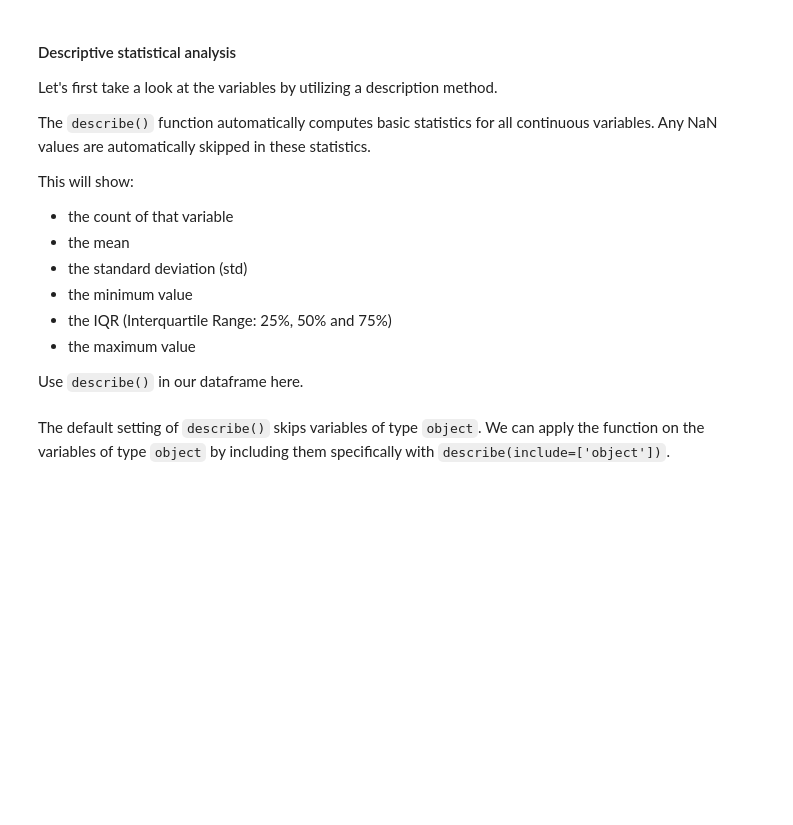
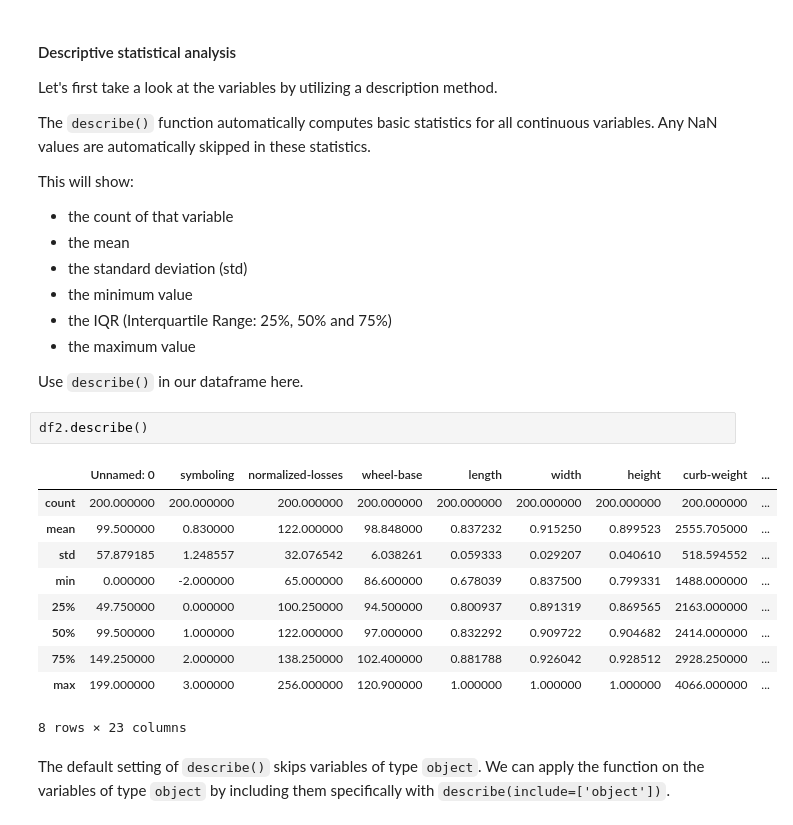
Before and after one commit to EPIC-Campus-LPS/automobile-regression-model-NorahAhnstedt, a Jupyter notebook: FAI_Automobile_Part2(3).ipynb, the cells around one changed output. Cells and saved outputs as stored; diff of their text form; blank space fills up the shorter version.

```diff
--- a/FAI_Automobile_Part2(3).ipynb
+++ b/FAI_Automobile_Part2(3).ipynb
@@ -223,5 +224,18 @@ This will show:
 - the maximum value
 
 Use `describe()` in our dataframe here.
+# %%
+df2.describe()
+# %% [output]
+|  | Unnamed: 0 | symboling | normalized-losses | wheel-base | length | width | height | curb-weight | ... |
+| count | 200.000000 | 200.000000 | 200.000000 | 200.000000 | 200.000000 | 200.000000 | 200.000000 | 200.000000 | ... |
+| mean | 99.500000 | 0.830000 | 122.000000 | 98.848000 | 0.837232 | 0.915250 | 0.899523 | 2555.705000 | ... |
+| std | 57.879185 | 1.248557 | 32.076542 | 6.038261 | 0.059333 | 0.029207 | 0.040610 | 518.594552 | ... |
+| min | 0.000000 | -2.000000 | 65.000000 | 86.600000 | 0.678039 | 0.837500 | 0.799331 | 1488.000000 | ... |
+| 25% | 49.750000 | 0.000000 | 100.250000 | 94.500000 | 0.800937 | 0.891319 | 0.869565 | 2163.000000 | ... |
+| 50% | 99.500000 | 1.000000 | 122.000000 | 97.000000 | 0.832292 | 0.909722 | 0.904682 | 2414.000000 | ... |
+| 75% | 149.250000 | 2.000000 | 138.250000 | 102.400000 | 0.881788 | 0.926042 | 0.928512 | 2928.250000 | ... |
+| max | 199.000000 | 3.000000 | 256.000000 | 120.900000 | 1.000000 | 1.000000 | 1.000000 | 4066.000000 | ... |
+8 rows × 23 columns
 # %% [markdown]
 The default setting of `describe()` skips variables of type `object`. We can apply the function on the variables of type `object` by including them specifically with `describe(include=['object'])`.
```
Also changed, not shown: parts of 33 cells of this notebook.
